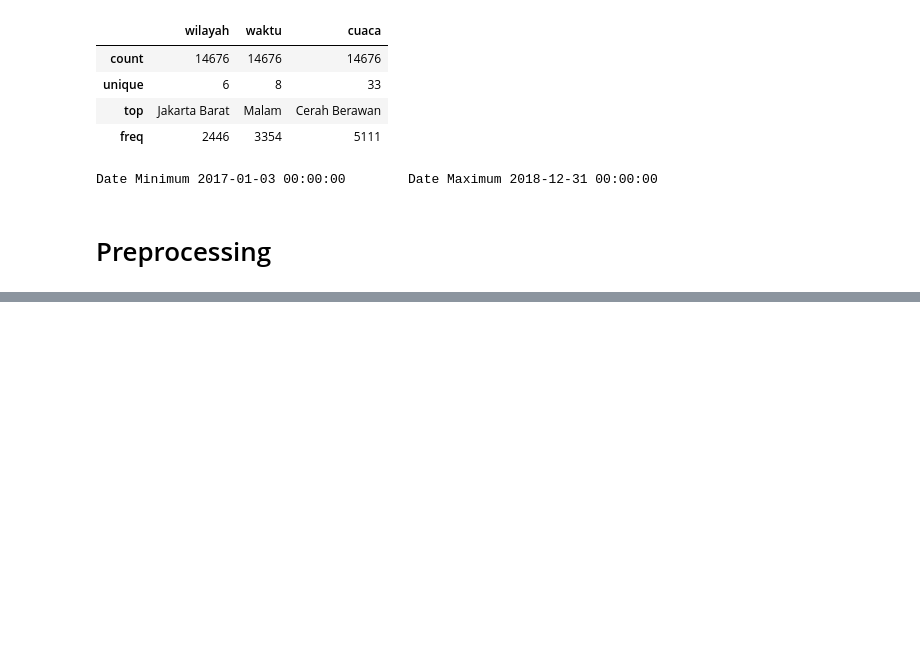
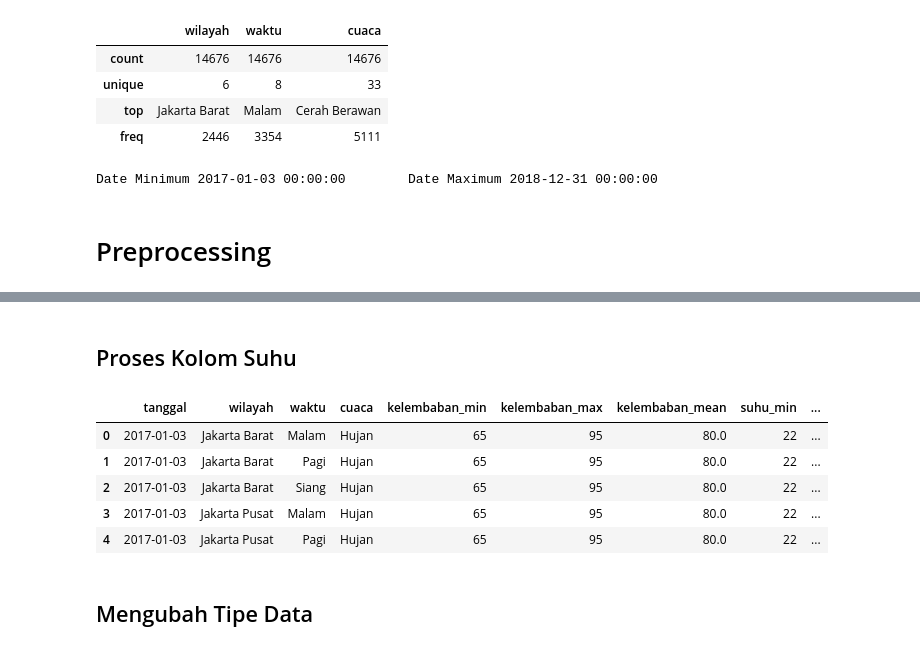
Before and after one commit to raihankemmy/jakarta-weather-classification-2018, a Jupyter notebook: Jakarta Weather Forecast/code.ipynb, the cells around one changed output, grey strips where cells are left out. Saved outputs shown, nothing was run; the diff lists cells and outputs as text; code cells hidden in the pictures; blank space fills up the shorter version.

```diff
--- a/Jakarta Weather Forecast/code.ipynb
+++ b/Jakarta Weather Forecast/code.ipynb
@@ -83,0 +150,17 @@ Date Minimum 2017-01-03 00:00:00        Date Maximum 2018-12-31 00:00:00
+# %%
+import re
+
+def cuaca(x):
+  if (re.findall("dini hari", x)):
+    return 'Dini Hari'
+  elif (re.findall("siang", x)):
+    return 'Siang'
+  elif (re.findall("pagi", x)):
+    return 'Pagi'
+  elif (re.findall("malam", x)):
+    return 'Malam'
+  else:
+    return x
+
+df["waktu"] = df['waktu'].apply(cuaca)
+df["waktu"].value_counts()
@@ -83,0 +193,22 @@ Date Minimum 2017-01-03 00:00:00        Date Maximum 2018-12-31 00:00:00
+# %% [markdown]
+## Proses Kolom Suhu
+# %%
+df["suhu_min"] = df.suhu_derajat_celcius.apply(lambda x: x.split("-")[0])
+df["suhu_min"] = [x.strip(' ') for x in df["suhu_min"]]
+
+df["suhu_max"] = df.suhu_derajat_celcius.apply(lambda x: x.split("-")[1])
+df["suhu_max"] = [x.strip(' ') for x in df["suhu_max"]]
+
+df['suhu_mean'] = (df['suhu_min'].astype(int) + df['suhu_max'].astype(int)) / 2
+df.drop(columns=['suhu_derajat_celcius'], inplace=True)
+
+df.head()
+# %% [output]
+|  | tanggal | wilayah | waktu | cuaca | kelembaban_min | kelembaban_max | kelembaban_mean | suhu_min | ... |
+| 0 | 2017-01-03 | Jakarta Barat | Malam | Hujan | 65 | 95 | 80.0 | 22 | ... |
+| 1 | 2017-01-03 | Jakarta Barat | Pagi | Hujan | 65 | 95 | 80.0 | 22 | ... |
+| 2 | 2017-01-03 | Jakarta Barat | Siang | Hujan | 65 | 95 | 80.0 | 22 | ... |
+| 3 | 2017-01-03 | Jakarta Pusat | Malam | Hujan | 65 | 95 | 80.0 | 22 | ... |
+| 4 | 2017-01-03 | Jakarta Pusat | Pagi | Hujan | 65 | 95 | 80.0 | 22 | ... |
+# %% [markdown]
+## Mengubah Tipe Data
```
Also changed, not shown: parts of 18 cells of this notebook.
